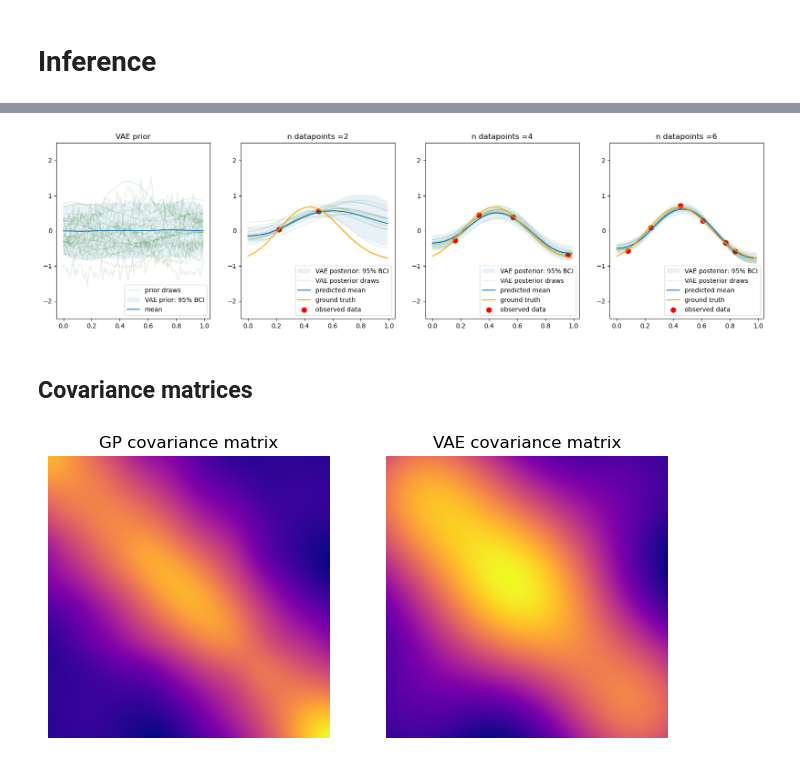
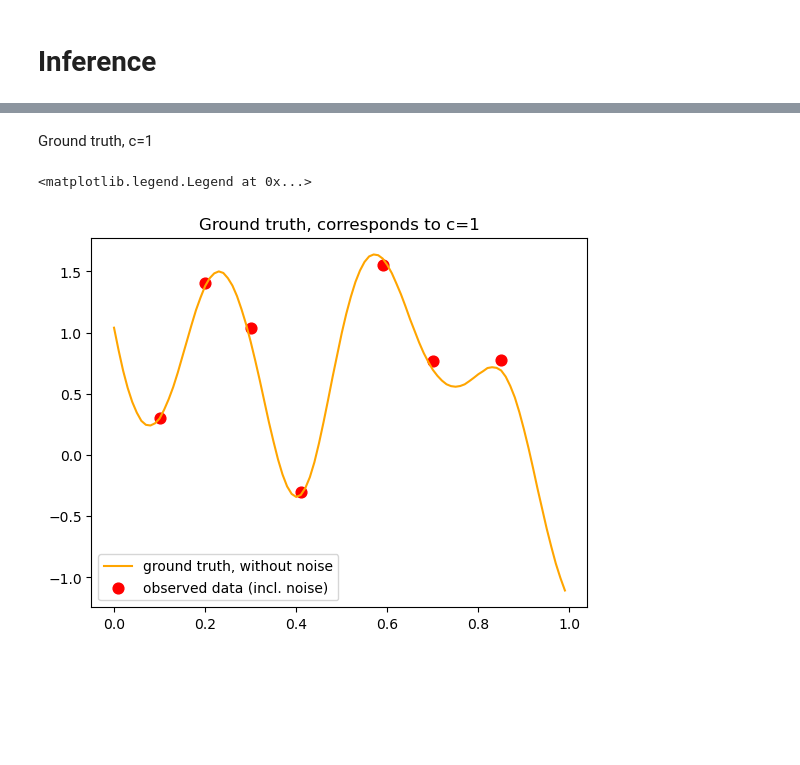
Before and after one commit to mtcairneyleeming/4yp, a Jupyter notebook: 03_PriorCVAE_binary_cond.ipynb, the cells around one changed output, grey strips where cells are left out. Saved outputs shown, nothing was run; the diff lists cells and outputs as text; code cells hidden in the pictures; blank space fills up the shorter version.

Commit message:
03: inference, though results still bad

```diff
--- a/03_PriorCVAE_binary_cond.ipynb
+++ b/03_PriorCVAE_binary_cond.ipynb
@@ -370,39 +292,26 @@ prior_predictions = prior_predictive(rng_key_prior,  hidden_dim1=args["hidden_di
-# %%
-from plotting.plots import compare_inference_steps
-
-
-compare_inference_steps(args["x"], ground_truth, x_obs_lst, y_obs_lst, prior_predictions, predictions_lst, title="VAE", save_path="gen_plots/02_inference_steps.png")
-# %% [output]
-[figure, removed]
-# %% [markdown]
-## Covariance matrices
-# %%
-from plotting.plots import plot_cov_mat
-import matplotlib.pyplot as plt
-
-rng_key, rng_key_predict = random.split(random.PRNGKey(6))
-
-gp_predictive = Predictive(OneDGP, num_samples=100)
-gp_draws = gp_predictive(rng_key_predict, x=args["x"], gp_kernel = args["gp_kernel"], jitter=1e-5)['y']
-gp_draws = gp_draws[~jnp.isnan(gp_draws).any(axis=1), :]
-
-vae_predictive = Predictive(vae_sample, num_samples=100)
-
-vae_draws = vae_predictive(
-    rng_key_predict,
-    hidden_dim1=args["hidden_dim1"],
-    hidden_dim2=args["hidden_dim2"],
-    latent_dim=args["latent_dim"],
-    out_dim=args["n"],
-    decoder_params=args["decoder_params"],
-)["f"]
-#vae_draws[~np.isnan(gp_draws).any(axis=1), :]
-
-
-
-fig, axs = plt.subplots(nrows=1, ncols=2, figsize = (8,4))
-
-plot_cov_mat(gp_draws, "GP covariance matrix", axs[0])
-plot_cov_mat(vae_draws, "VAE covariance matrix", axs[1])
-# %% [output]
-[figure, removed]
+# %% [markdown]
+Ground truth, c=1
+# %%
+from reusable.gp import OneDGP_BinaryCond
+rng_key_ground_truth = random.PRNGKey(
+    4
+)  # fixed to generate a "ground truth" GP we will try and infer
+
+ground_truth_predictive = Predictive(OneDGP_BinaryCond, num_samples=1)
+gt_draws = ground_truth_predictive(
+    rng_key_ground_truth, x=args["x"], gp_kernel=args["gp_kernel"], jitter=1e-6, noise=True, u=1
+)
+ground_truth = gt_draws["f"].T
+ground_truth_y_draw = gt_draws["y"].T
+
+obs_idx = jnp.array([10, 20, 30, 41, 59, 70, 85])
+gt_y_obs = ground_truth_y_draw[obs_idx, 0]
+x_obs = args["x"][obs_idx]
+
+plt.plot(args["x"], ground_truth, label="ground truth, without noise", color="orange")
+plt.scatter(x_obs, gt_y_obs, color="red", label="observed data (incl. noise)", s=60)
+plt.title('Ground truth, corresponds to c=1')
+plt.legend()
+# %% [output]
+<matplotlib.legend.Legend at 0x...>
+[figure, added]
```
Also changed, not shown: parts of 13 cells of this notebook.
